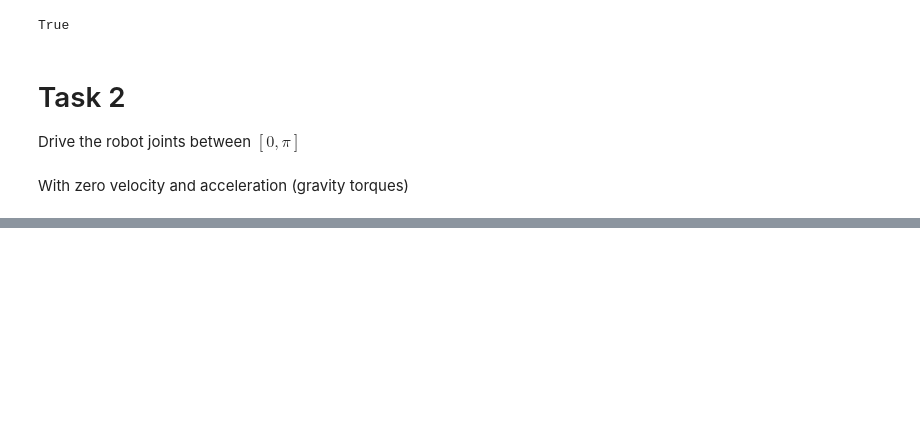
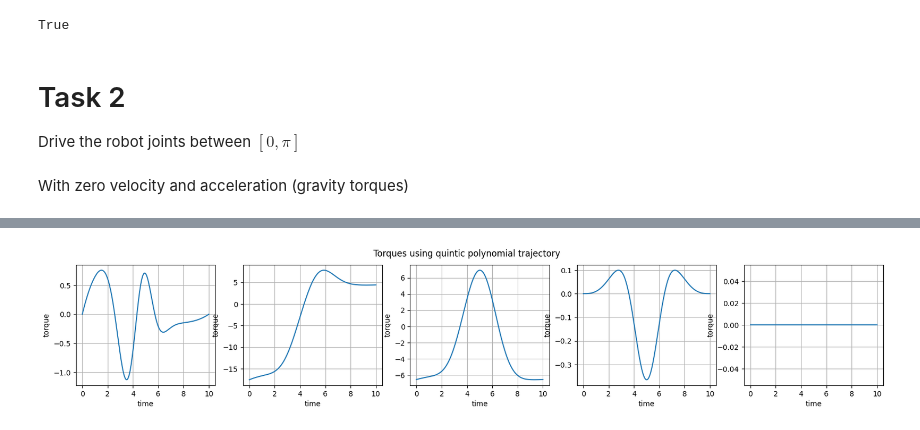
Before and after one commit to EveryoneHATEme/fundamentals_of_robotics, a Jupyter notebook: hw4/solution.ipynb, the cells around one changed output, grey strips where cells are left out. Drawn from its saved outputs; the diff is of its cells as text; code cells hidden in the pictures; blank space fills up the shorter version.

```diff
--- a/hw4/solution.ipynb
+++ b/hw4/solution.ipynb
@@ -195,0 +364,2 @@ points = [np.linspace(0, np.pi) for _ in range(len(general_angles))]
+# %%
+Conditions = namedtuple('Conditions', ['time', 'position', 'velocity', 'acceleration'])
@@ -195,0 +398,42 @@ points = [np.linspace(0, np.pi) for _ in range(len(general_angles))]
+# %%
+initial_states = [Conditions(0, 0, 0, 0) for _ in range(6)]
+final_states = [Conditions(10, np.pi, 0, 0) for _ in range(6)]
+
+coefficients_list = [find_polynom_coefficients(initial_state, final_state) for initial_state, final_state in zip(initial_states, final_states)]
+# %%
+timeline = np.linspace(0, 10, 200)
+
+positions = []
+velocities = []
+accelerations = []
+
+for coefficients in coefficients_list:
+    positions.append(np.array([get_position(coefficients, t) for t in timeline]))
+    velocities.append(np.array([get_velocity(coefficients, t) for t in timeline]))
+    accelerations.append(np.array([get_acceleration(coefficients, t) for t in timeline]))
+# %%
+torques_history = []
+
+for i in range(len(positions[0])):
+    current_positions = np.array([positions[j][i] for j in range(len(positions) - 1)])
+    current_velocities = np.array([velocities[j][i] for j in range(len(velocities) - 1)])
+    current_accelerations = np.array([accelerations[j][i] for j in range(len(accelerations) - 1)])
+    torques_history.append(get_torques(current_positions, current_velocities, current_accelerations))
+
+torques_history = np.array(torques_history)
+# %%
+import matplotlib.pyplot as plt
+
+figure, axes = plt.subplots(1, 5, figsize=(20, 3))
+
+figure.suptitle('Torques using quintic polynomial trajectory')
+
+for axis, torque in zip(axes, torques_history.T):
+    axis.plot(timeline, torque)
+    axis.set_xlabel('time')
+    axis.set_ylabel('torque')
+    axis.grid(True)
+
+plt.show()
+# %% [output]
+[figure, added]
```
Also changed, not shown: parts of 17 cells of this notebook.
